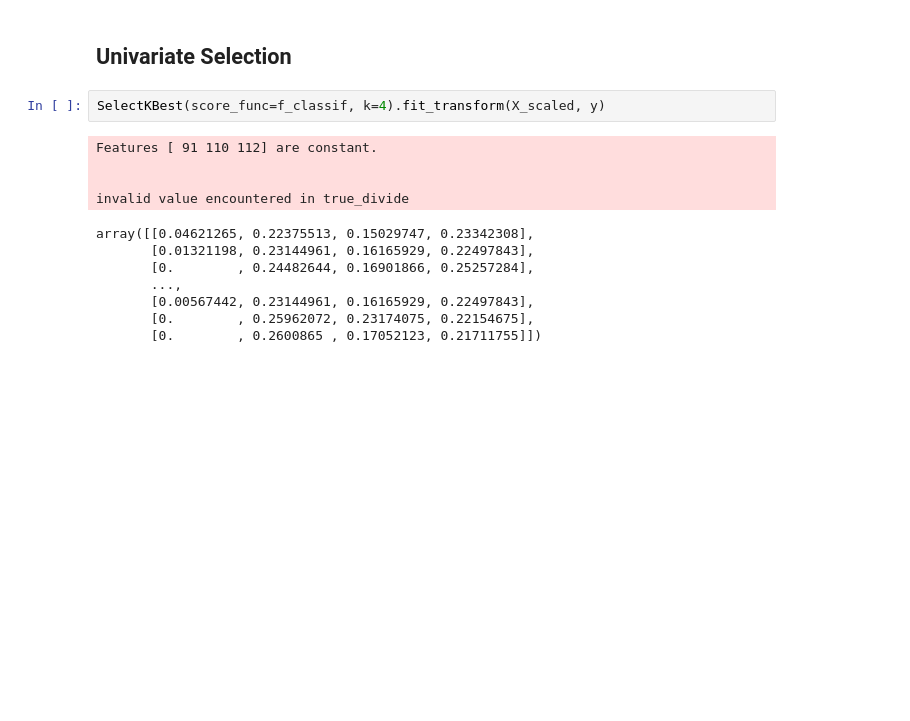
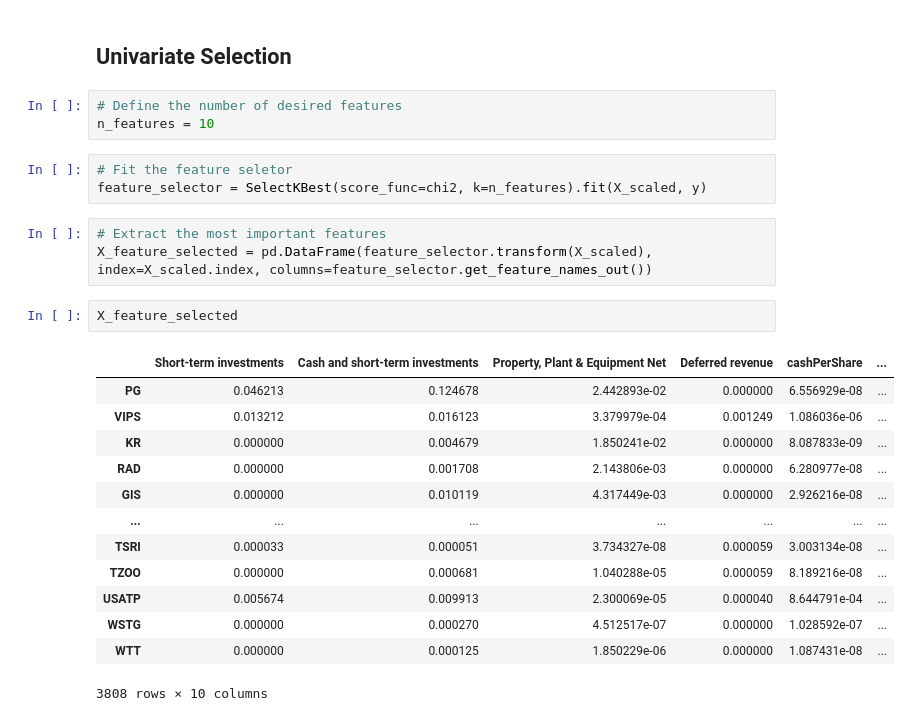
Before and after one commit to Volscente/us_stocks, a Jupyter notebook: notebooks/EDA_Simone_Porreca.ipynb, the cells around one changed output. Drawn from its saved outputs; the diff is of its cells as text; blank space fills up the shorter version.

Commit message:
Univariate feature selection

```diff
--- a/notebooks/EDA_Simone_Porreca.ipynb
+++ b/notebooks/EDA_Simone_Porreca.ipynb
@@ -91,20 +92,31 @@ X_scaled = pd.DataFrame(min_max_scaler.fit_transform(X.values), index=X.index, c
 # Feature Selection
 # %% [markdown]
 ## Univariate Selection
-# %%
-SelectKBest(score_func=f_classif, k=4).fit_transform(X_scaled, y)
-# %% [output]
-Features [ 91 110 112] are constant.
-
-
-invalid value encountered in true_divide
-array([[0.04621265, 0.22375513, 0.15029747, 0.23342308],
-       [0.01321198, 0.23144961, 0.16165929, 0.22497843],
-       [0.        , 0.24482644, 0.16901866, 0.25257284],
-       ...,
-       [0.00567442, 0.23144961, 0.16165929, 0.22497843],
-       [0.        , 0.25962072, 0.23174075, 0.22154675],
-       [0.        , 0.2600865 , 0.17052123, 0.21711755]])
+# %%
+# Define the number of desired features
+n_features = 10
+# %%
+# Fit the feature seletor
+feature_selector = SelectKBest(score_func=chi2, k=n_features).fit(X_scaled, y)
+# %%
+# Extract the most important features
+X_feature_selected = pd.DataFrame(feature_selector.transform(X_scaled), index=X_scaled.index, columns=feature_selector.get_feature_names_out())
+# %%
+X_feature_selected
+# %% [output]
+|  | Short-term investments | Cash and short-term investments | Property, Plant & Equipment Net | Deferred revenue | cashPerShare | ... |
+| PG | 0.046213 | 0.124678 | 2.442893e-02 | 0.000000 | 6.556929e-08 | ... |
+| VIPS | 0.013212 | 0.016123 | 3.379979e-04 | 0.001249 | 1.086036e-06 | ... |
+| KR | 0.000000 | 0.004679 | 1.850241e-02 | 0.000000 | 8.087833e-09 | ... |
+| RAD | 0.000000 | 0.001708 | 2.143806e-03 | 0.000000 | 6.280977e-08 | ... |
+| GIS | 0.000000 | 0.010119 | 4.317449e-03 | 0.000000 | 2.926216e-08 | ... |
+| ... | ... | ... | ... | ... | ... | ... |
+| TSRI | 0.000033 | 0.000051 | 3.734327e-08 | 0.000059 | 3.003134e-08 | ... |
+| TZOO | 0.000000 | 0.000681 | 1.040288e-05 | 0.000059 | 8.189216e-08 | ... |
+| USATP | 0.005674 | 0.009913 | 2.300069e-05 | 0.000040 | 8.644791e-04 | ... |
+| WSTG | 0.000000 | 0.000270 | 4.512517e-07 | 0.000000 | 1.028592e-07 | ... |
+| WTT | 0.000000 | 0.000125 | 1.850229e-06 | 0.000000 | 1.087431e-08 | ... |
+3808 rows × 10 columns
 # %% [markdown]
 <a style='text-decoration:none;line-height:16px;display:flex;color:#5B5B62;padding:10px;justify-content:end;' href='https://deepnote.com?utm_source=created-in-deepnote-cell&projectId=f1efe245-29af-4be1-bb79-055f4abb0e16' target="_blank">
 <img alt='Created in deepnote.com' style='display:inline;max-height:16px;margin:0px;margin-right:7.5px;' src='embedded-picture-1' > </img>
```
Also changed, not shown: parts of 3 cells of this notebook.
